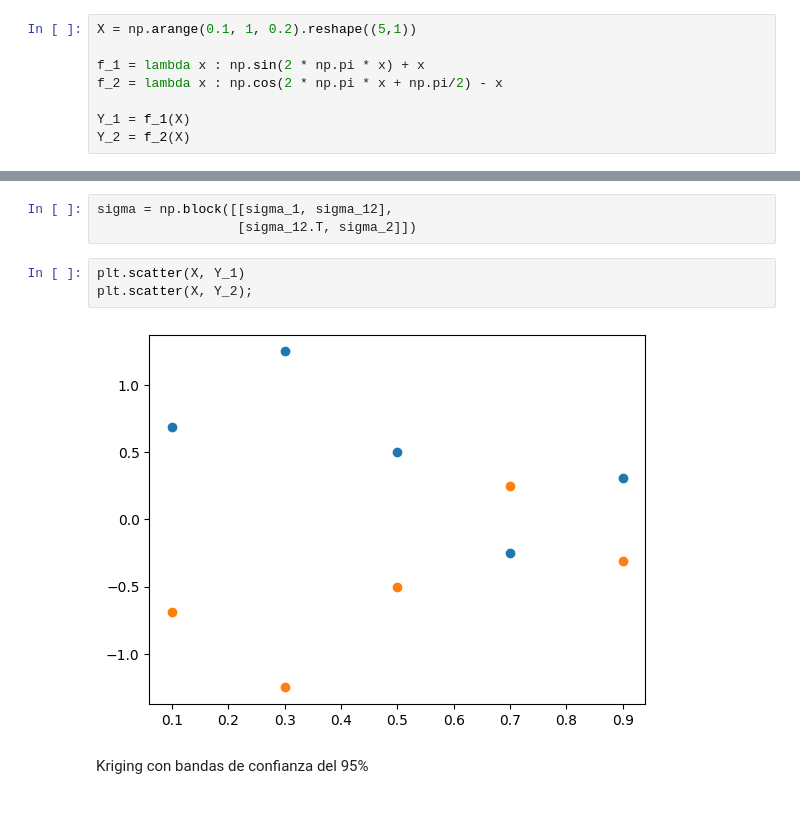
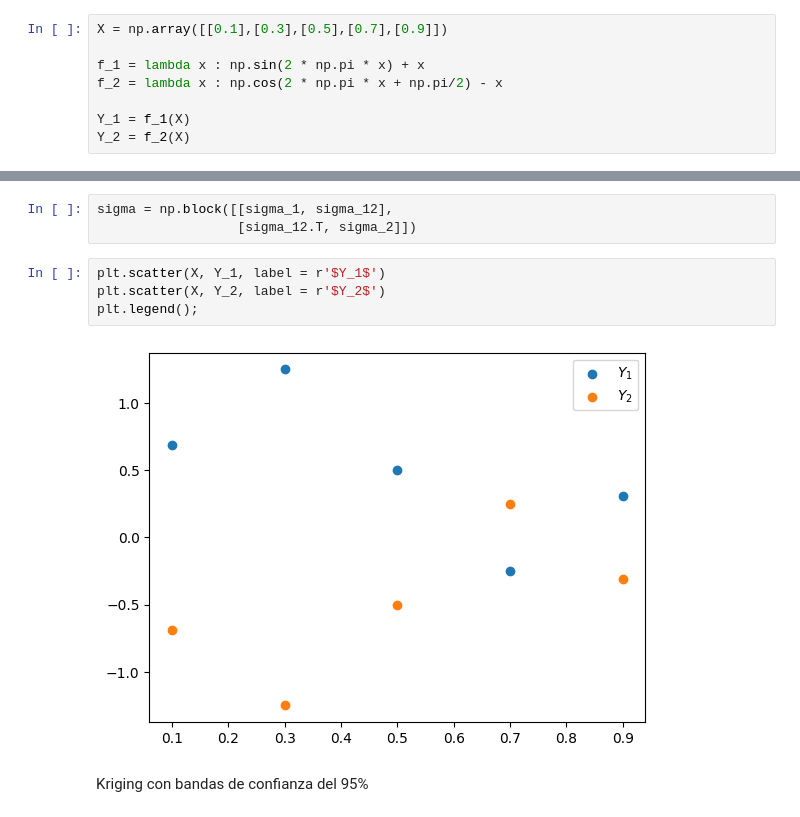
Before and after one commit to AlejandroVillazonG/NestedCoKriging, a Jupyter notebook: 4 nestedCoKriging.ipynb, the cells around one changed output, grey strips where cells are left out. Drawn from its saved outputs; the diff is of its cells as text.

```diff
--- a/4 nestedCoKriging.ipynb
+++ b/4 nestedCoKriging.ipynb
@@ -93,5 +127,5 @@ rho_12
 # %%
-X = np.arange(0.1, 1, 0.2).reshape((5,1))
+X = np.array([[0.1],[0.3],[0.5],[0.7],[0.9]])
 
 f_1 = lambda x : np.sin(2 * np.pi * x) + x
 f_2 = lambda x : np.cos(2 * np.pi * x + np.pi/2) - x
@@ -118,10 +152,11 @@ np.corrcoef(Y_1.reshape(-1), Y_2.reshape(-1))[0,1]
 sigma = np.block([[sigma_1, sigma_12],
                   [sigma_12.T, sigma_2]])
 # %%
-plt.scatter(X, Y_1)
-plt.scatter(X, Y_2);
+plt.scatter(X, Y_1, label = r'$Y_1$')
+plt.scatter(X, Y_2, label = r'$Y_2$')
+plt.legend();
 # %% [output]
-[figure, old version]
+[figure, new version]
 # %% [markdown]
 Kriging con bandas de confianza del 95%
 # %%
```
Also changed, not shown: parts of 29 cells of this notebook.
